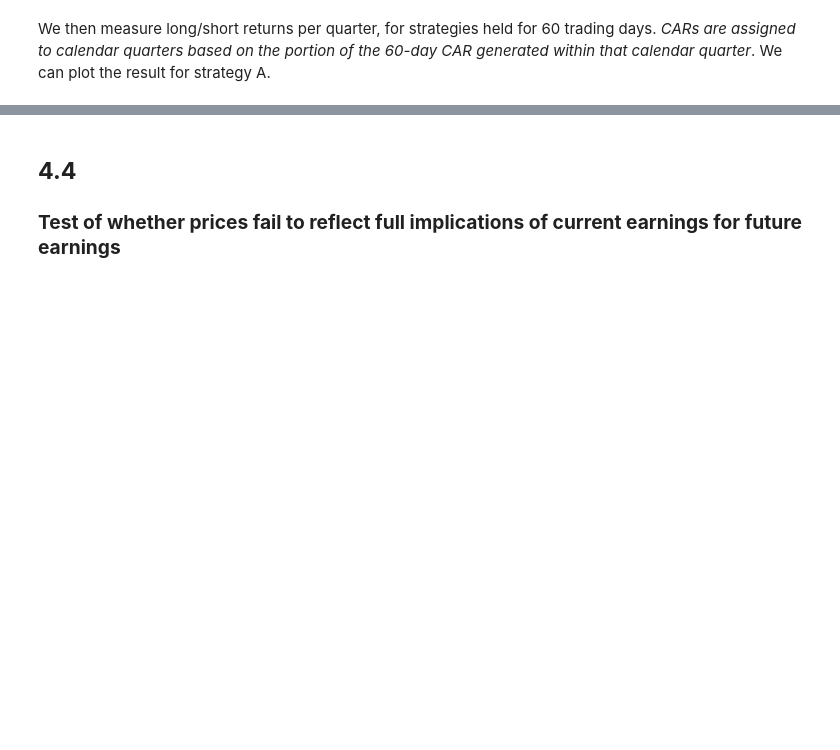
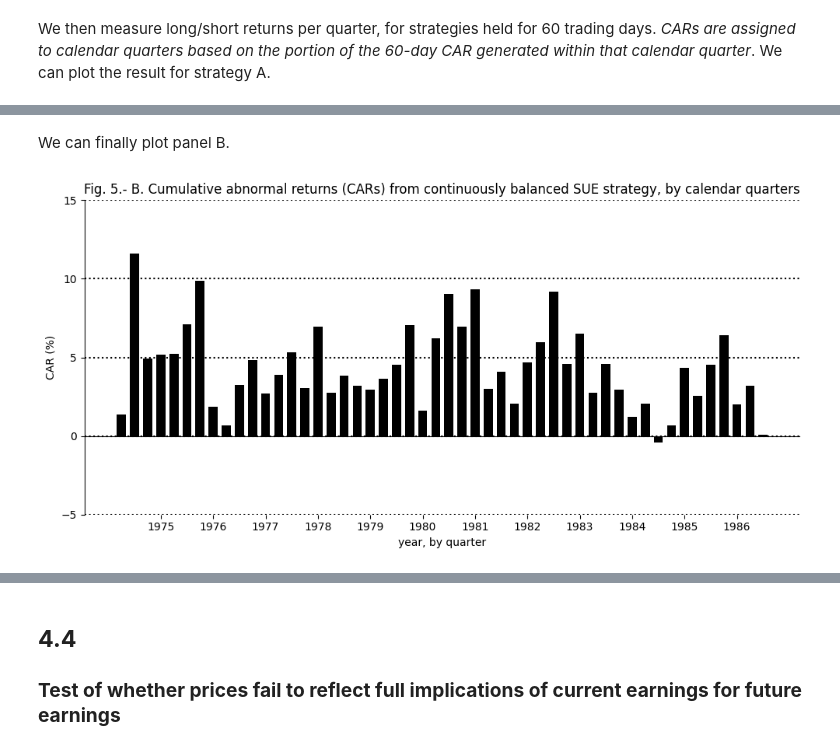
Before and after one commit to e1quem/PEADReplication, a Jupyter notebook: notebooks/3.empirical_results.ipynb, the cells around one changed output, grey strips where cells are left out. Cells and saved outputs as stored; diff of their text form; code cells hidden in the pictures; blank space fills up the shorter version.

```diff
--- a/notebooks/3.empirical_results.ipynb
+++ b/notebooks/3.empirical_results.ipynb
@@ -823,0 +934,52 @@ plt.show()
+# %%
+sue_cont = pd.read_csv('../data/cont_SUE.csv')
+sue_cont['match_day'] = pd.to_datetime(sue_cont['match_day'])
+
+# Quarter matching
+sue_cont['calendar_quarter'] = sue_cont['match_day'].dt.to_period('Q')
+
+# Quarter long-short
+ls_by_quarter_cont = []
+for q in sorted(sue_cont['calendar_quarter'].unique()):
+    q_data = sue_cont[sue_cont['calendar_quarter'] == q]
+    ls_return = q_data['r_ls'].mean()
+    ls_by_quarter_cont.append({'quarter': str(q), 'return': ls_return})
+
+ls_df_cont = pd.DataFrame(ls_by_quarter_cont)
+returns_pct_cont = ls_df_cont['return'] * 100
+# %% [markdown]
+We can finally plot panel B.
+# %%
+fig, ax = plt.subplots(figsize=(10, 5))
+
+ax.bar(range(len(ls_df_cont)), returns_pct_cont, width=0.7, color='black')
+ax.axhline(y=0, color='black', linestyle='-', linewidth=0.8)
+ax.set_ylim(-5, 15)
+ax.set_yticks([-5, 0, 5, 10, 15])
+
+ax.spines['top'].set_visible(False)
+ax.spines['right'].set_visible(False)
+ax.spines['bottom'].set_visible(False)
+
+ax.yaxis.grid(True, linestyle=':', linewidth=1.5, color='black')
+
+ax.set_xlabel('year, by quarter')
+ax.set_ylabel('CAR (%)')
+ax.set_title('Fig. 5.- B. Cumulative abnormal returns (CARs) from continuously balanced SUE strategy, by calendar quarters')
+
+year_quarters_cont = ls_df_cont['quarter'].tolist()
+tick_positions = []
+tick_labels = []
+
+for i, q in enumerate(year_quarters_cont):
+    if q.endswith('Q1'):
+        tick_positions.append(i)
+        tick_labels.append(q[:4])
+
+ax.set_xticks(tick_positions)
+ax.set_xticklabels(tick_labels, fontsize=10)
+
+plt.tight_layout()
+plt.show()
+# %% [output]
+[figure, added]
```
Also changed, not shown: parts of 35 cells of this notebook, 4 other files.
